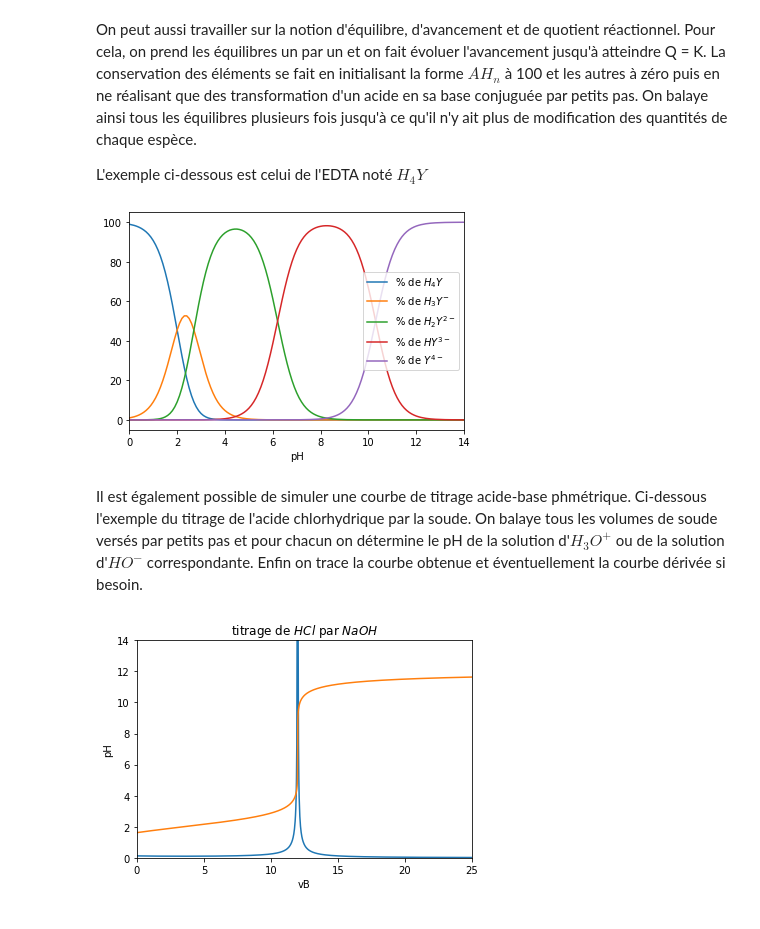
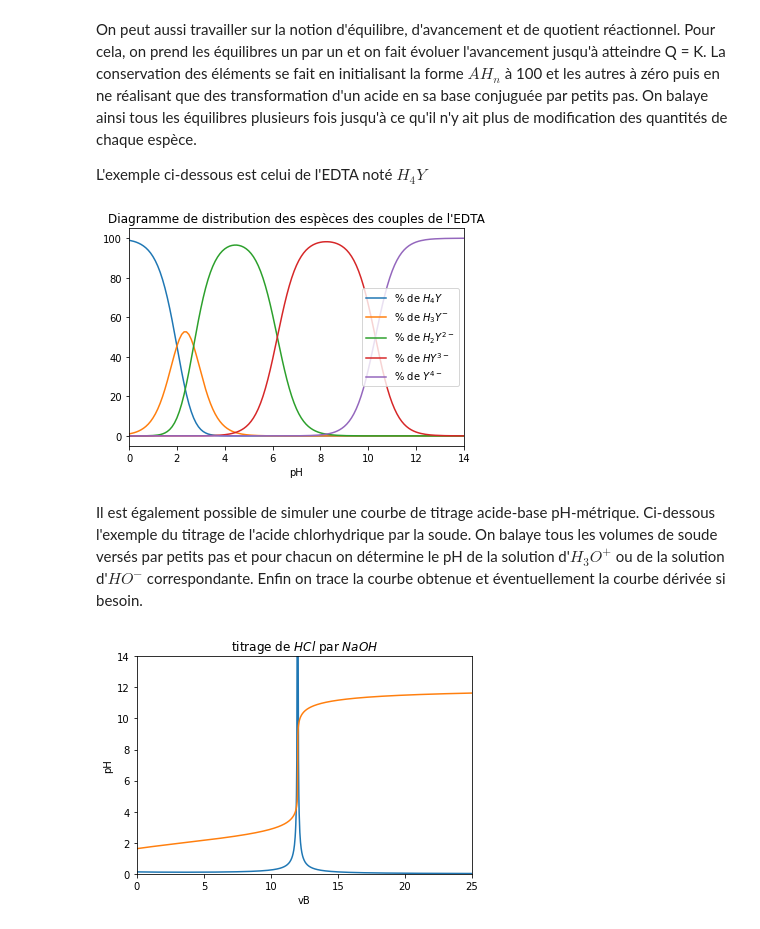
Before and after one commit to jcamponovo/pythonterm, a Jupyter notebook: pythonterm5.ipynb, the cells around one changed output. Saved outputs shown, nothing was run; the diff lists cells and outputs as text; code cells hidden in the pictures.

```diff
--- a/pythonterm5.ipynb
+++ b/pythonterm5.ipynb
@@ -188,36 +192,37 @@ formes = []
 temp = []
 for i in range(len(pH)):
     temp.append(100) # On part de [AHn] = 100 pour chaque valeur de pH
 formes.append(temp[:])
 temp = []
 for j in range(len(pH)):
     temp.append(0) # et 0 pour toutes les autres espèces
 for i in range(len(pKa)):
     formes.append(temp[:])
 
 #Simulation
 for i in range(len(pH)): # On a un point pour chaque valeur de pH
     h = 10**(-pH[i]) # On calcule la concentration en H3O+ correspondante.
     modifie = True
     while modifie == True: # On balaye tant qu'il y a des modifications
         modifie = False
         for j in range(n): # On balaye tous les équilibres
             while formes[j][i] > 0 and formes[j][i] > formes[j+1][i] * h / Ka[j] : # Si Q < K, l'avancement augmenteif
                 formes[j][i] -=dx
                 formes[j+1][i] +=dx
                 modifie = True # S'il y a eu une modification, on l'indique
 
 # Affichage
 for j in range(n+1):
     plt.plot(pH,formes[j],label = "% de {}".format(especes[j]))
 plt.xlabel("pH")
 plt.xlim([0,14])
 plt.legend()
+plt.title(r"Diagramme de distribution des espèces des couples de l'EDTA")
 plt.show()
 # %% [output]
-[figure, old version]
+[figure, new version]
 # %% [markdown]
-Il est également possible de simuler une courbe de titrage acide-base phmétrique. Ci-dessous l'exemple du titrage de l'acide chlorhydrique par la soude. On balaye tous les volumes de soude versés par petits pas et pour chacun on détermine le pH de la solution d'$H_3O^{+}$ ou de la solution d'$HO^{-}$ correspondante. Enfin on trace la courbe obtenue et éventuellement la courbe dérivée si besoin.
+Il est également possible de simuler une courbe de titrage acide-base pH-métrique. Ci-dessous l'exemple du titrage de l'acide chlorhydrique par la soude. On balaye tous les volumes de soude versés par petits pas et pour chacun on détermine le pH de la solution d'$H_3O^{+}$ ou de la solution d'$HO^{-}$ correspondante. Enfin on trace la courbe obtenue et éventuellement la courbe dérivée si besoin.
 # %%
 # Paramètres de la simulation
 cb = 0.01 # mol/L
```
Also changed, not shown: parts of 10 cells of this notebook, 6 other files.
